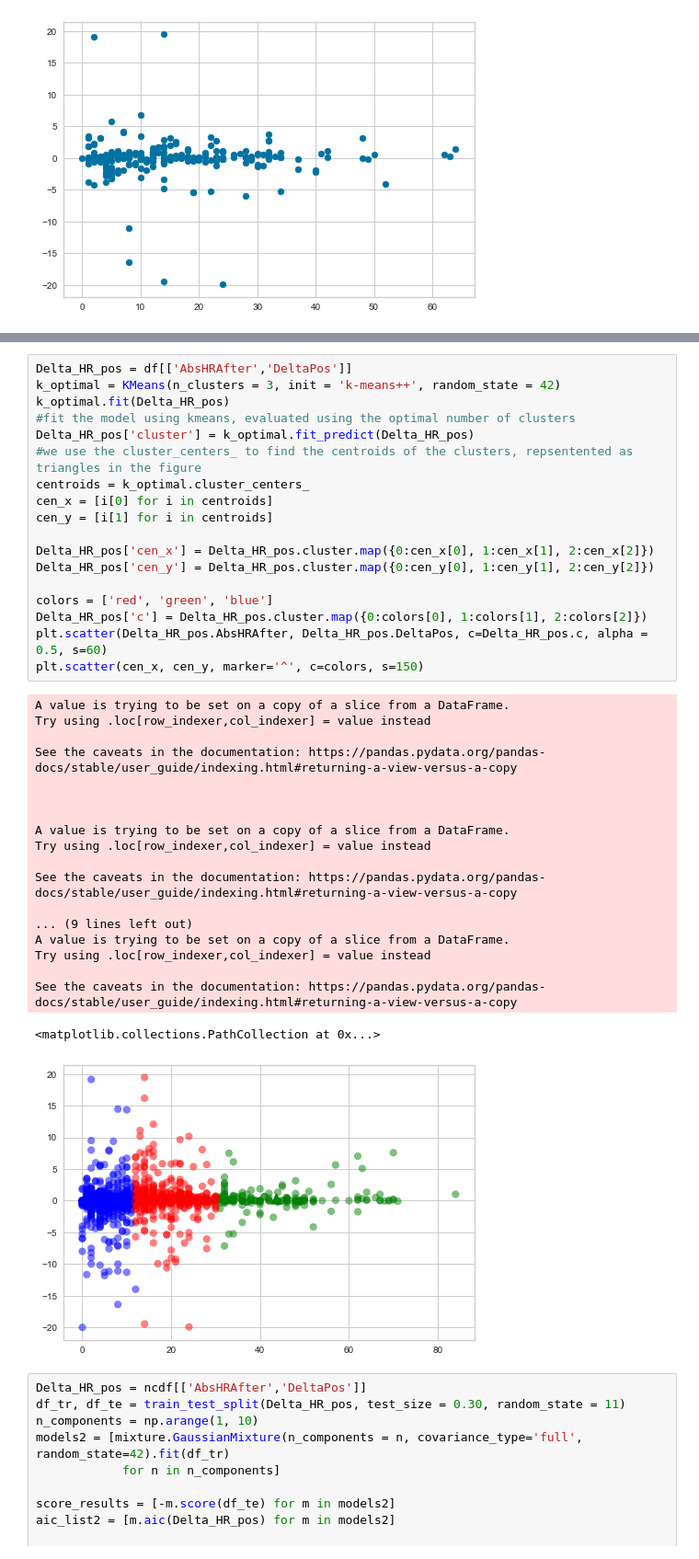
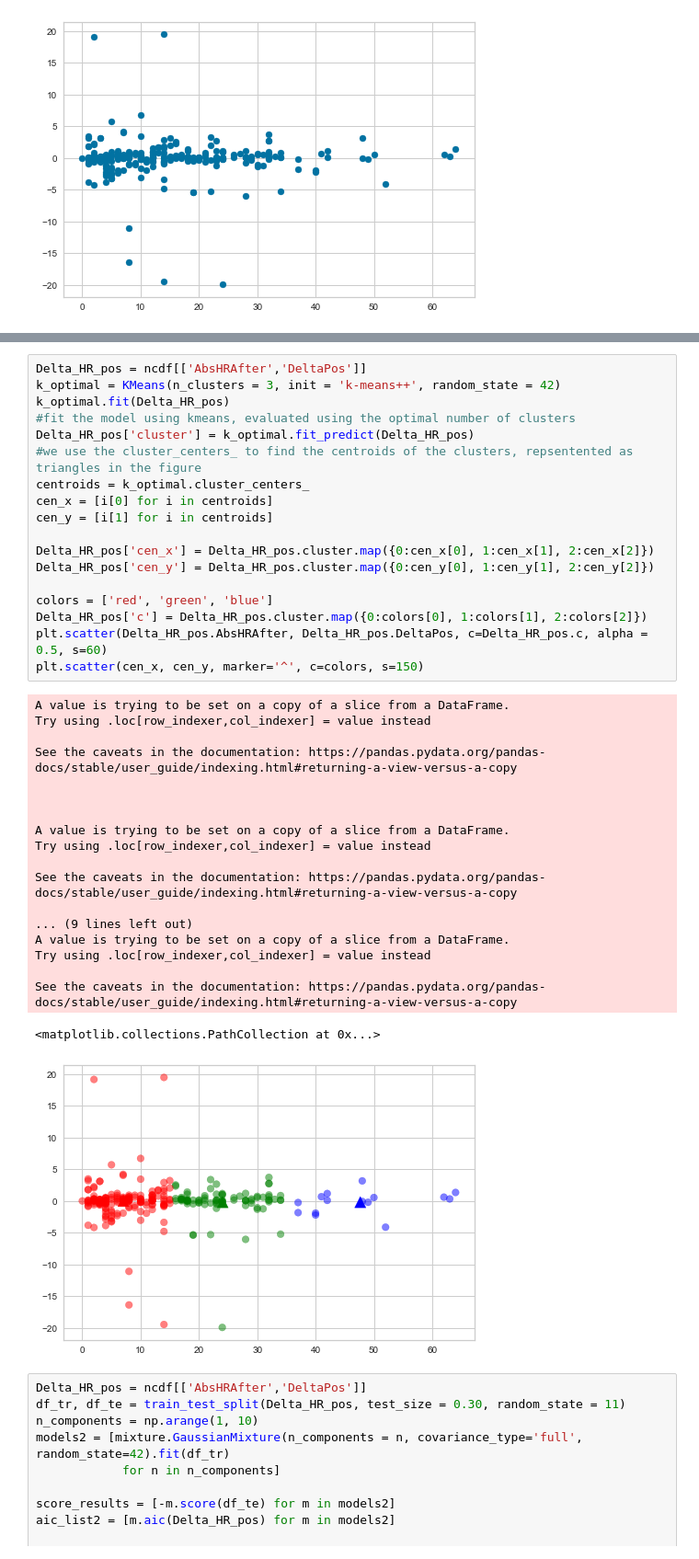
Before and after one commit to tommdim/statistics-101, a Jupyter notebook: project/src/main.ipynb, the cells around one changed output, grey strips where cells are left out. Shown at 92% size. Cells and saved outputs as stored; diff of their text form.

```diff
--- a/project/src/main.ipynb
+++ b/project/src/main.ipynb
@@ -1178,6 +1178,6 @@ visualizer.show()
 <AxesSubplot:title={'center':'Distortion Score Elbow for KMeans Clustering'}, xlabel='k', ylabel='distortion score'>
 # %%
-Delta_HR_pos = df[['AbsHRAfter','DeltaPos']]
+Delta_HR_pos = ncdf[['AbsHRAfter','DeltaPos']]
 k_optimal = KMeans(n_clusters = 3, init = 'k-means++', random_state = 42)
 k_optimal.fit(Delta_HR_pos)
 #fit the model using kmeans, evaluated using the optimal number of clusters
@@ -1186,34 +1186,34 @@ Delta_HR_pos['cluster'] = k_optimal.fit_predict(Delta_HR_pos)
 centroids = k_optimal.cluster_centers_
 cen_x = [i[0] for i in centroids]
 cen_y = [i[1] for i in centroids]
 
 Delta_HR_pos['cen_x'] = Delta_HR_pos.cluster.map({0:cen_x[0], 1:cen_x[1], 2:cen_x[2]})
 Delta_HR_pos['cen_y'] = Delta_HR_pos.cluster.map({0:cen_y[0], 1:cen_y[1], 2:cen_y[2]})
 
 colors = ['red', 'green', 'blue']
 Delta_HR_pos['c'] = Delta_HR_pos.cluster.map({0:colors[0], 1:colors[1], 2:colors[2]})
 plt.scatter(Delta_HR_pos.AbsHRAfter, Delta_HR_pos.DeltaPos, c=Delta_HR_pos.c, alpha = 0.5, s=60)
 plt.scatter(cen_x, cen_y, marker='^', c=colors, s=150)
 # %% [output]
 A value is trying to be set on a copy of a slice from a DataFrame.
 Try using .loc[row_indexer,col_indexer] = value instead
 
 See the caveats in the documentation: https://pandas.pydata.org/pandas-docs/stable/user_guide/indexing.html#returning-a-view-versus-a-copy
 
 
 
 A value is trying to be set on a copy of a slice from a DataFrame.
 Try using .loc[row_indexer,col_indexer] = value instead
 
 See the caveats in the documentation: https://pandas.pydata.org/pandas-docs/stable/user_guide/indexing.html#returning-a-view-versus-a-copy
 
 ... (9 lines left out)
 A value is trying to be set on a copy of a slice from a DataFrame.
 Try using .loc[row_indexer,col_indexer] = value instead
 
 See the caveats in the documentation: https://pandas.pydata.org/pandas-docs/stable/user_guide/indexing.html#returning-a-view-versus-a-copy
 <matplotlib.collections.PathCollection at 0x...>
-[figure, old version]
+[figure, new version]
 # %%
 Delta_HR_pos = ncdf[['AbsHRAfter','DeltaPos']]
 df_tr, df_te = train_test_split(Delta_HR_pos, test_size = 0.30, random_state = 11)
```
Also changed, not shown: parts of 10 cells of this notebook.
